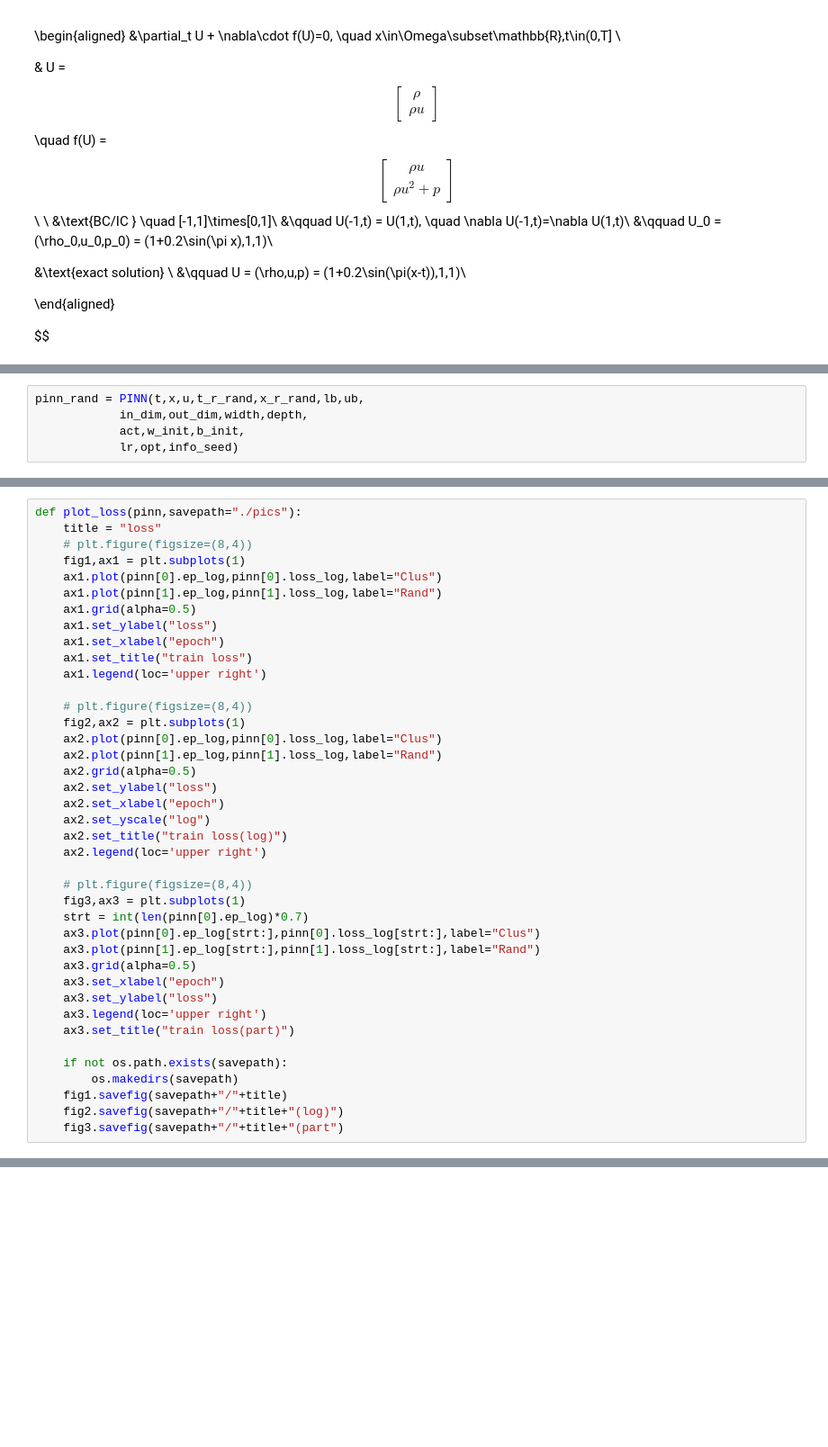
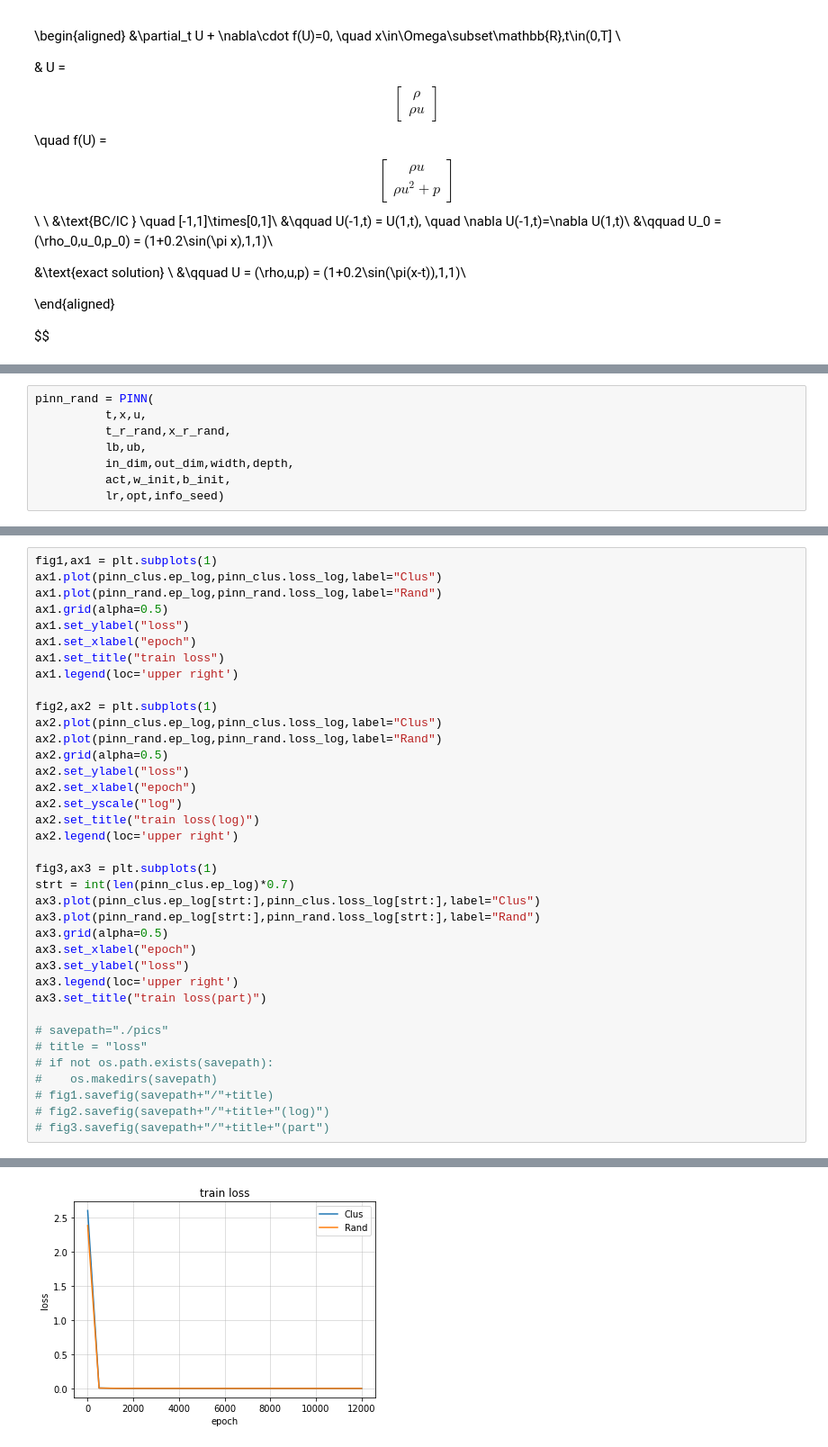
Before and after one commit to caizihuahua/Reading_Material, a Jupyter notebook: notebook/ex1.ipynb, the cells around one changed output, grey strips where cells are left out. Shown: that part at 90% size. Drawn from its saved outputs; the diff is of its cells as text; blank space fills up the shorter version.

```diff
--- a/notebook/ex1.ipynb
+++ b/notebook/ex1.ipynb
@@ -353,6 +345,9 @@ ep: 12000, loss: 1.114e-02, elps: 3.167
 # %%
-pinn_rand = PINN(t,x,u,t_r_rand,x_r_rand,lb,ub,
-            in_dim,out_dim,width,depth,
-            act,w_init,b_init,
-            lr,opt,info_seed)
+pinn_rand = PINN(
+          t,x,u,
+          t_r_rand,x_r_rand,
+          lb,ub,
+          in_dim,out_dim,width,depth,
+          act,w_init,b_init,
+          lr,opt,info_seed)
 # %% [output]
@@ -398,40 +395,38 @@ ep: 12000, loss: 1.102e-02, elps: 3.503
 # %%
-def plot_loss(pinn,savepath="./pics"):
-    title = "loss"
-    # plt.figure(figsize=(8,4))
-    fig1,ax1 = plt.subplots(1)
-    ax1.plot(pinn[0].ep_log,pinn[0].loss_log,label="Clus")
-    ax1.plot(pinn[1].ep_log,pinn[1].loss_log,label="Rand")
-    ax1.grid(alpha=0.5)
-    ax1.set_ylabel("loss")
-    ax1.set_xlabel("epoch")
-    ax1.set_title("train loss")
-    ax1.legend(loc='upper right')
+fig1,ax1 = plt.subplots(1)
+ax1.plot(pinn_clus.ep_log,pinn_clus.loss_log,label="Clus")
+ax1.plot(pinn_rand.ep_log,pinn_rand.loss_log,label="Rand")
+ax1.grid(alpha=0.5)
+ax1.set_ylabel("loss")
+ax1.set_xlabel("epoch")
+ax1.set_title("train loss")
+ax1.legend(loc='upper right')
 
-    # plt.figure(figsize=(8,4))
-    fig2,ax2 = plt.subplots(1)
-    ax2.plot(pinn[0].ep_log,pinn[0].loss_log,label="Clus")
-    ax2.plot(pinn[1].ep_log,pinn[1].loss_log,label="Rand")
-    ax2.grid(alpha=0.5)
-    ax2.set_ylabel("loss")
-    ax2.set_xlabel("epoch")
-    ax2.set_yscale("log")
-    ax2.set_title("train loss(log)")
-    ax2.legend(loc='upper right')
+fig2,ax2 = plt.subplots(1)
+ax2.plot(pinn_clus.ep_log,pinn_clus.loss_log,label="Clus")
+ax2.plot(pinn_rand.ep_log,pinn_rand.loss_log,label="Rand")
+ax2.grid(alpha=0.5)
+ax2.set_ylabel("loss")
+ax2.set_xlabel("epoch")
+ax2.set_yscale("log")
+ax2.set_title("train loss(log)")
+ax2.legend(loc='upper right')
 
-    # plt.figure(figsize=(8,4))
-    fig3,ax3 = plt.subplots(1)
-    strt = int(len(pinn[0].ep_log)*0.7)
-    ax3.plot(pinn[0].ep_log[strt:],pinn[0].loss_log[strt:],label="Clus")
-    ax3.plot(pinn[1].ep_log[strt:],pinn[1].loss_log[strt:],label="Rand")
-    ax3.grid(alpha=0.5)
-    ax3.set_xlabel("epoch")
-    ax3.set_ylabel("loss")
-    ax3.legend(loc='upper right')
-    ax3.set_title("train loss(part)")
+fig3,ax3 = plt.subplots(1)
+strt = int(len(pinn_clus.ep_log)*0.7)
+ax3.plot(pinn_clus.ep_log[strt:],pinn_clus.loss_log[strt:],label="Clus")
+ax3.plot(pinn_rand.ep_log[strt:],pinn_rand.loss_log[strt:],label="Rand")
+ax3.grid(alpha=0.5)
+ax3.set_xlabel("epoch")
+ax3.set_ylabel("loss")
+ax3.legend(loc='upper right')
+ax3.set_title("train loss(part)")
 
-    if not os.path.exists(savepath):
-        os.makedirs(savepath)
-    fig1.savefig(savepath+"/"+title)
-    fig2.savefig(savepath+"/"+title+"(log)")
-    fig3.savefig(savepath+"/"+title+"(part")
+# savepath="./pics"
+# title = "loss"
+# if not os.path.exists(savepath):
+#    os.makedirs(savepath)
+# fig1.savefig(savepath+"/"+title)
+# fig2.savefig(savepath+"/"+title+"(log)")
+# fig3.savefig(savepath+"/"+title+"(part")
+# %% [output]
@@ -437,0 +434 @@ def plot_loss(pinn,savepath="./pics"):
+[figure, added]
```
Also changed, not shown: parts of 28 cells of this notebook, 4 other files.
